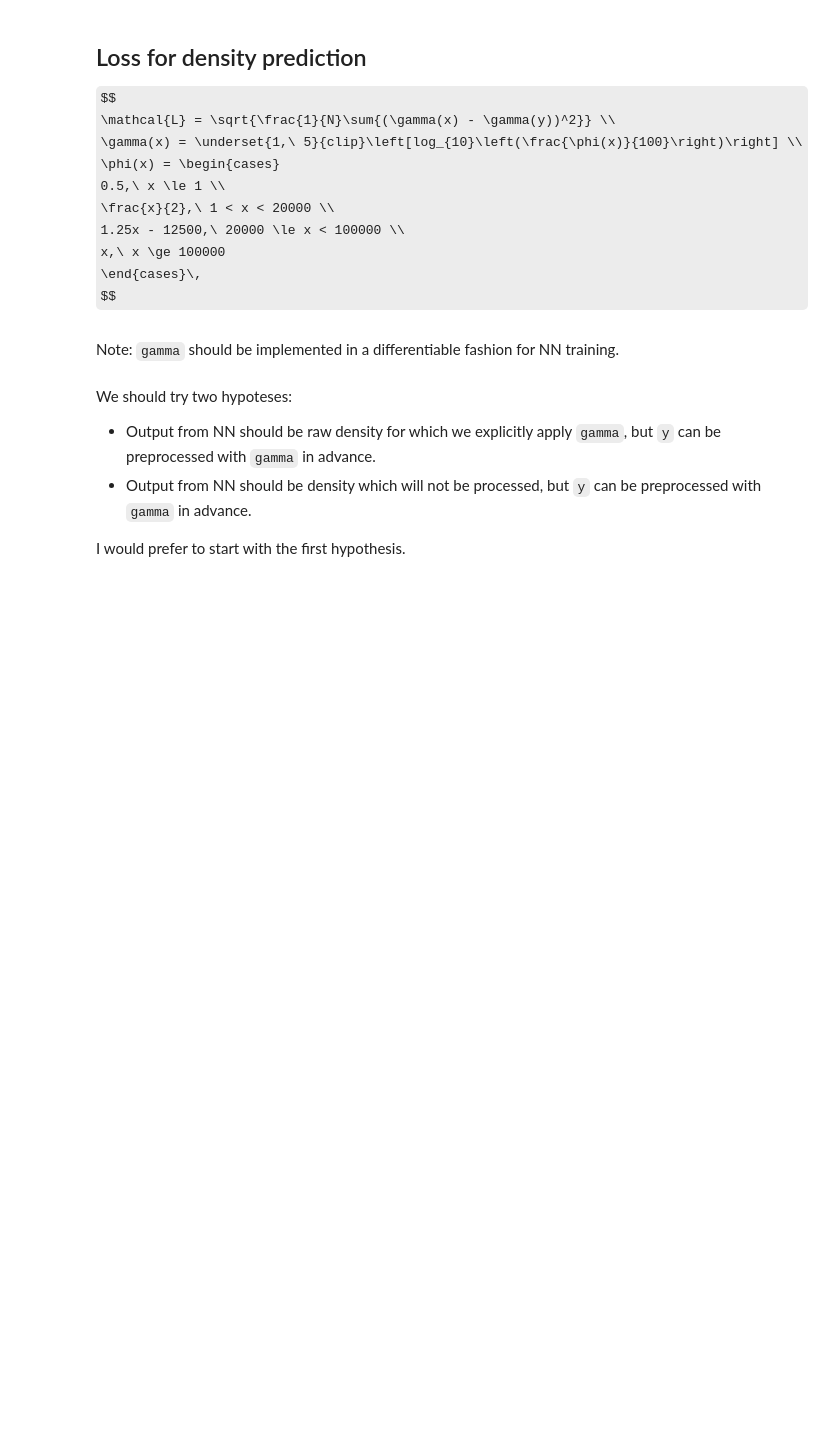
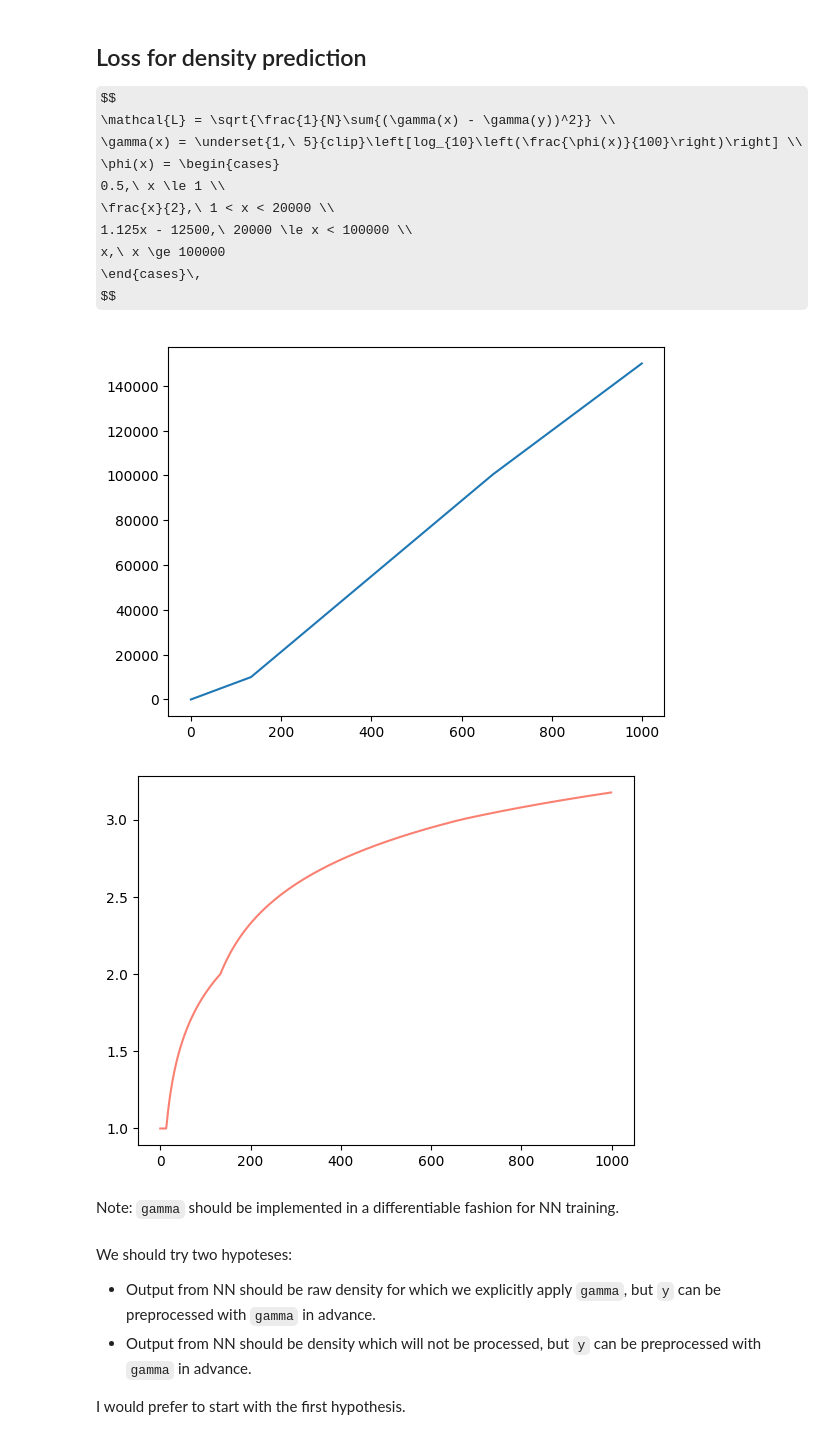
Before and after one commit to AstrakhantsevaAA/tick_tick_bloom, a Jupyter notebook: notebooks/loss_and_weights.ipynb, the cells around one changed output. Cells and saved outputs as stored; diff of their text form; code cells hidden in the pictures; some formulas as TeX source; blank space fills up the shorter version.

```diff
--- a/notebooks/loss_and_weights.ipynb
+++ b/notebooks/loss_and_weights.ipynb
@@ -12,7 +12,7 @@ $$
     \phi(x) = \begin{cases}
       0.5,\ x \le 1 \\
       \frac{x}{2},\ 1 < x < 20000 \\
-      1.25x - 12500,\ 20000 \le x < 100000 \\
+      1.125x - 12500,\ 20000 \le x < 100000 \\
       x,\ x \ge 100000
     \end{cases}\,
 $$
@@ -20,12 +20,20 @@ $$
 def phi(x):
     x = np.where(x < 1, 0.5, x)
     x = np.where((1e1 <= x) & (x < 2e4), 0.5 * x, x)
-    x = np.where((2e4 <= x) & (x < 1e5), 1.25 * x - 12500, x)
+    x = np.where((2e4 <= x) & (x < 1e5), 1.125 * x - 12500, x)
     return x
 
 
 def gamma(x):
     return np.log10(phi(x) / 100).clip(1, 5)
+# %%
+# check the correctness
+plt.plot(phi(np.linspace(0, 150_000, num=1000)))
+plt.figure()
+plt.plot(gamma(np.linspace(0, 150_000, num=1000)), color='salmon');
+# %% [output]
+[figure, added]
+[figure, added]
 # %% [markdown]
 Note: `gamma` should be implemented in a differentiable fashion for NN training.<br><br>
 We should try two hypoteses:
```
Also changed, not shown: parts of 1 cell of this notebook.
